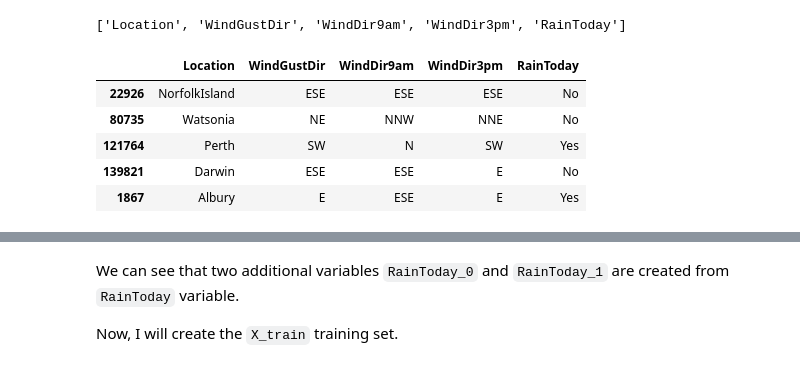
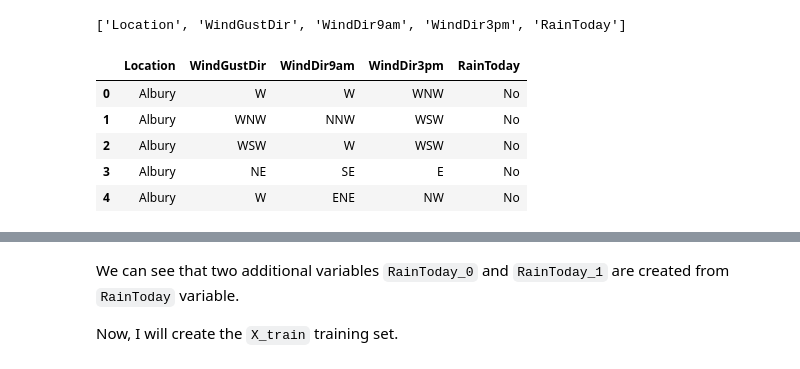
Before and after one commit to MOHAMEDMETAWEA/Machine-Learning-2025-NTI, a Jupyter notebook: Lab 4 Logistic regression/logistic-regression-classifier-tutorial.ipynb, the cells around one changed output, grey strips where cells are left out. Cells and saved outputs as stored; diff of their text form; code cells hidden in the pictures.

```diff
--- a/Lab 4 Logistic regression/logistic-regression-classifier-tutorial.ipynb
+++ b/Lab 4 Logistic regression/logistic-regression-classifier-tutorial.ipynb
@@ -1181,7 +1177,7 @@ dtype: object
 # %%
 # display categorical variables
 
-categorical = [col for col in X_train.columns if X_train[col].dtypes == 'O']
+categorical = [col for col in X.columns if X[col].dtypes == 'O']
 
 categorical
 # %% [output]
@@ -1527,12 +1447,12 @@ categorical
 # %% [output]
 ['Location', 'WindGustDir', 'WindDir9am', 'WindDir3pm', 'RainToday']
 # %%
-X_train[categorical].head()
+X[categorical].head()
 # %% [output]
 |  | Location | WindGustDir | WindDir9am | WindDir3pm | RainToday |
-| 22926 | NorfolkIsland | ESE | ESE | ESE | No |
-| 80735 | Watsonia | NE | NNW | NNE | No |
-| 121764 | Perth | SW | N | SW | Yes |
-| 139821 | Darwin | ESE | ESE | E | No |
-| 1867 | Albury | E | ESE | E | Yes |
+| 0 | Albury | W | W | WNW | No |
+| 1 | Albury | WNW | NNW | WSW | No |
+| 2 | Albury | WSW | W | WSW | No |
+| 3 | Albury | NE | SE | E | No |
+| 4 | Albury | W | ENE | NW | No |
 # %%
```
Also changed, not shown: parts of 51 cells of this notebook, 3 other files.
